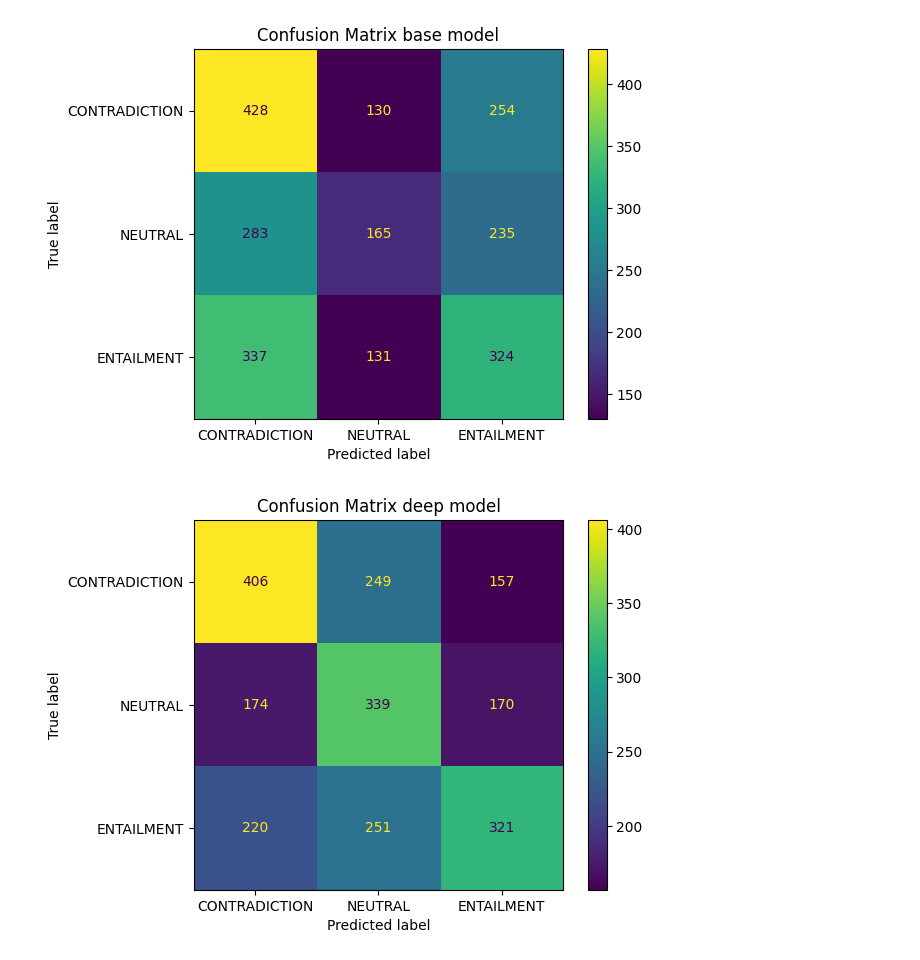
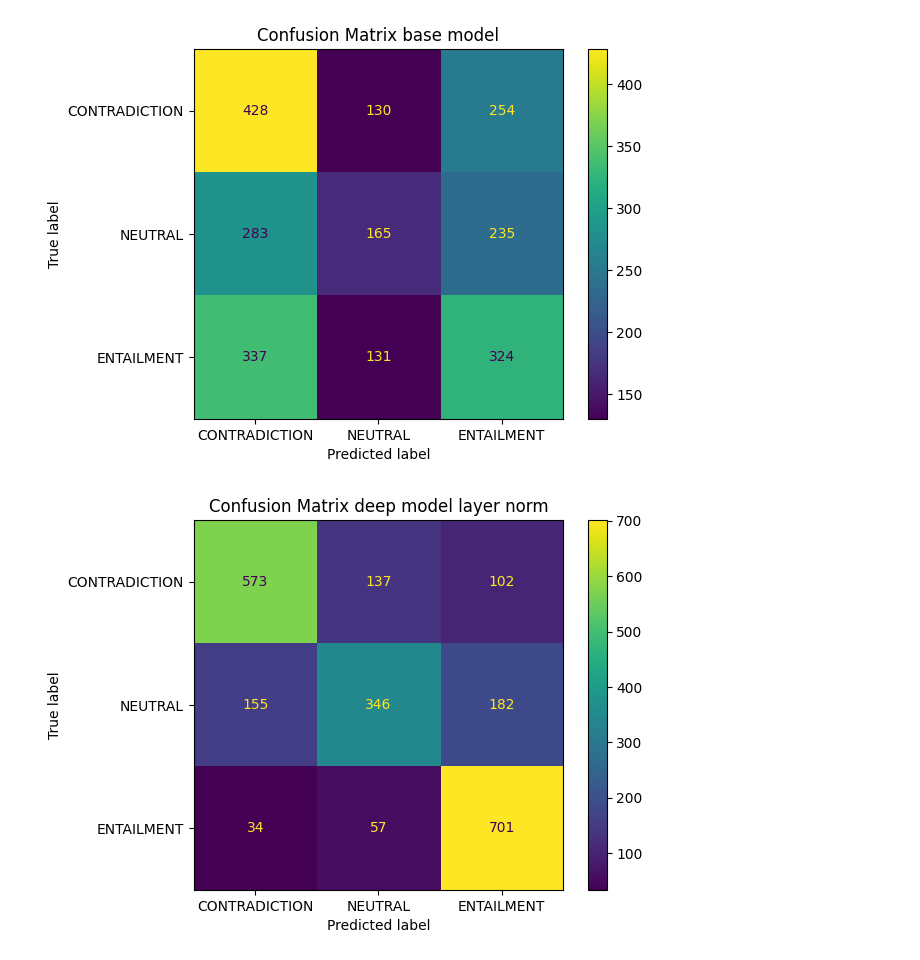
Before and after one commit to monteleone-1883922/hw2_nlp, a Jupyter notebook: main.ipynb, the cells around one changed output. Drawn from its saved outputs; the diff is of its cells as text; code cells hidden in the pictures.

```diff
--- a/main.ipynb
+++ b/main.ipynb
@@ -1370,0 +1088,5 @@ adversarial_dataloader = adversarial_dataset.get_dataloader(batch_size=32)
+# %%
+test_dataset = NLIDataset(test_set, "/kaggle/input/basemodeldataset/test.json")
+test_dataset_gnn = NLIDatasetGnn(test_set, "/kaggle/input/basemodeldataset/test.json", load=True)
+
+adversarial_dataset = NLIDataset(adversarial, adversarial=True)
@@ -1391,14 +1130,14 @@ model_base = RobertaClassifier(False).to(DEVICE)
 
 trainer = Trainer(model_base, None, None, None, nn.CrossEntropyLoss(),'cuda' if torch.cuda.is_available() else 'cpu')#, scheduler = torch.optim.lr_scheduler.MultiStepLR(optimizer,[2],0.2))
 
-validation_loss_1, precision_1, recall_1, f1_1, accuracy_1, cm_1 = trainer.validate(test_dataloader=test_dataloader, load_from='/content/drive/MyDrive/colab/base_1e-4_108-0.7284320746977797.pth')
+validation_loss_1, precision_1, recall_1, f1_1, accuracy_1, cm_1 = trainer.validate(test_dataloader=test_dataloader, load_from='/kaggle/input/models/base_1e-4_108-0.7284320746977797.pth')
 
 
-model_base_deep = RobertaClassifierDeep(False).to(DEVICE)
+# model_base_deep = RobertaClassifierDeep(False).to(DEVICE)
 
-trainer.model = model_base_deep
+# trainer.model = model_base_deep
 
-validation_loss_2, precision_2, recall_2, f1_2, accuracy_2, cm_2 = trainer.validate(test_dataloader=test_dataloader, load_from='/content/drive/MyDrive/colab/deep_base_adamW_4e-5_108-0.7316150641921393.pth')
+# validation_loss_2, precision_2, recall_2, f1_2, accuracy_2, cm_2 = trainer.validate(test_dataloader=test_dataloader, load_from='/kaggle/input/models/deep_base_adamW_4e-5_108-0.7316150641921393.pth')
 
 
 
@@ -1406,23 +1145,36 @@ model_base_deep_batch = RobertaClassifierDeepBatch(False).to(DEVICE)
 
 trainer.model = model_base_deep_batch
 
-validation_loss_3, precision_3, recall_3, f1_3, accuracy_3, cm_3 = trainer.validate(test_dataloader=test_dataloader, load_from='/content/drive/MyDrive/colab/deep_base_batch_adamW_5e-5_108-0.7295309063203738.pth')
+validation_loss_3, precision_3, recall_3, f1_3, accuracy_3, cm_3 = trainer.validate(test_dataloader=test_dataloader, load_from='/kaggle/input/models/deep_base_batch_adamW_5e-5_108-0.7295309063203738.pth')
 
 
 
-model_gnn_batchNorm = RobertaClassifierGnnBatchNorm(False).to(DEVICE)
+# model_gnn_batchNorm = RobertaClassifierGnnBatchNorm(False).to(DEVICE)
 
-trainer = TrainerGnn(model_gnn_batchNorm, None, None, None, nn.CrossEntropyLoss(),'cuda' if torch.cuda.is_available() else 'cpu')#, scheduler = torch.optim.lr_scheduler.MultiStepLR(optimizer,[2],0.2))
+# trainer = TrainerGnn(model_gnn_batchNorm, None, None, None, nn.CrossEntropyLoss(),'cuda' if torch.cuda.is_available() else 'cpu')#, scheduler = torch.optim.lr_scheduler.MultiStepLR(optimizer,[2],0.2))
 
-validation_loss_4, precision_4, recall_4, f1_4, accuracy_4, cm_4 = trainer.validate(test_dataloader=test_dataloader_gnn, load_from='/content/drive/MyDrive/colab/gnn_adamW_5e-5_108-0.7329390360005331.pth')
+# validation_loss_4, precision_4, recall_4, f1_4, accuracy_4, cm_4 = trainer.validate(test_dataloader=test_dataloader_gnn, load_from='/content/drive/MyDrive/colab/gnn_adamW_5e-5_108-0.7329390360005331.pth')
 
 
 
 model_gnn_layerNorm = RobertaClassifierGnnLayerNorm(False).to(DEVICE)
 
-trainer.model = model_gnn_layerNorm
+trainer = TrainerGnn(model_gnn_layerNorm, None, None, None, nn.CrossEntropyLoss(),'cuda' if torch.cuda.is_available() else 'cpu')#, scheduler = torch.optim.lr_scheduler.MultiStepLR(optimizer,[2],0.2))
 
-validation_loss_5, precision_5, recall_5, f1_5, accuracy_5, cm_5 = trainer.validate(test_dataloader=test_dataloader_gnn, load_from='/content/drive/MyDrive/colab/gnn_batch_adamW_5e-5_108-0.7272837717585909.pth')
+
+validation_loss_5, precision_5, recall_5, f1_5, accuracy_5, cm_5 = trainer.validate(test_dataloader=test_dataloader_gnn, load_from='/kaggle/input/modelgnn/gnn_batch_adamW_5e-5_108-0.7272837717585909.pth')
+
+
+model1 = RobertaClassifier(False)
+model1.load_state_dict(torch.load("/kaggle/input/models/base_1e-4_108-0.7284320746977797.pth"))
+
+model2 = model_base_deep_batch = RobertaClassifierDeepBatch(False)
+model2.load_state_dict(torch.load("/kaggle/input/models/deep_base_batch_adamW_5e-5_108-0.7295309063203738.pth"))
+
+ensamble_model = EnsembleModel([model1, model2]).to(DEVICE)
+trainer = Trainer(ensamble_model, None, None, None, nn.CrossEntropyLoss(),'cuda' if torch.cuda.is_available() else 'cpu')#, scheduler = torch.optim.lr_scheduler.MultiStepLR(optimizer,[2],0.2))
+
+validation_loss_6, precision_6, recall_6, f1_6, accuracy_6, cm_6 = trainer.validate(test_dataloader=test_dataloader)
 # %% [output]
 [============================> ] 97.22% complete  | validation
 [============================> ] 97.22% complete  | validation
@@ -1476,16 +1227,16 @@ Mounted at /content/drive
 # %%
 
 
-titles = ["Confusion Matrix base model", "Confusion Matrix deep model", "Confusion Matrix deep model layer norm", \
-          "Confusion Matrix gnn model batch norm", "Confusion Matrix gnn model layer norm"]
-confusion_matrices = [cm_1, cm_2, cm_3, cm_4, cm_5]
+titles = ["Confusion Matrix base model", "Confusion Matrix deep model layer norm", \
+          "Confusion Matrix gnn model layer norm", "Confusion Matrix ensamble model" ]
+confusion_matrices = [cm_1, cm_3, cm_5, cm_6]
 
 for title, cm in zip(titles, confusion_matrices):
     disp = ConfusionMatrixDisplay(confusion_matrix=cm, display_labels=['CONTRADICTION', 'NEUTRAL', 'ENTAILMENT'])
     disp.plot()
     plt.title(title)
     plt.savefig(title.replace(' ','_') + '.png')
     plt.show()
 # %% [output]
 [figure]
-[figure, old version]
+[figure, new version]
```
Also changed, not shown: parts of 45 cells of this notebook.
